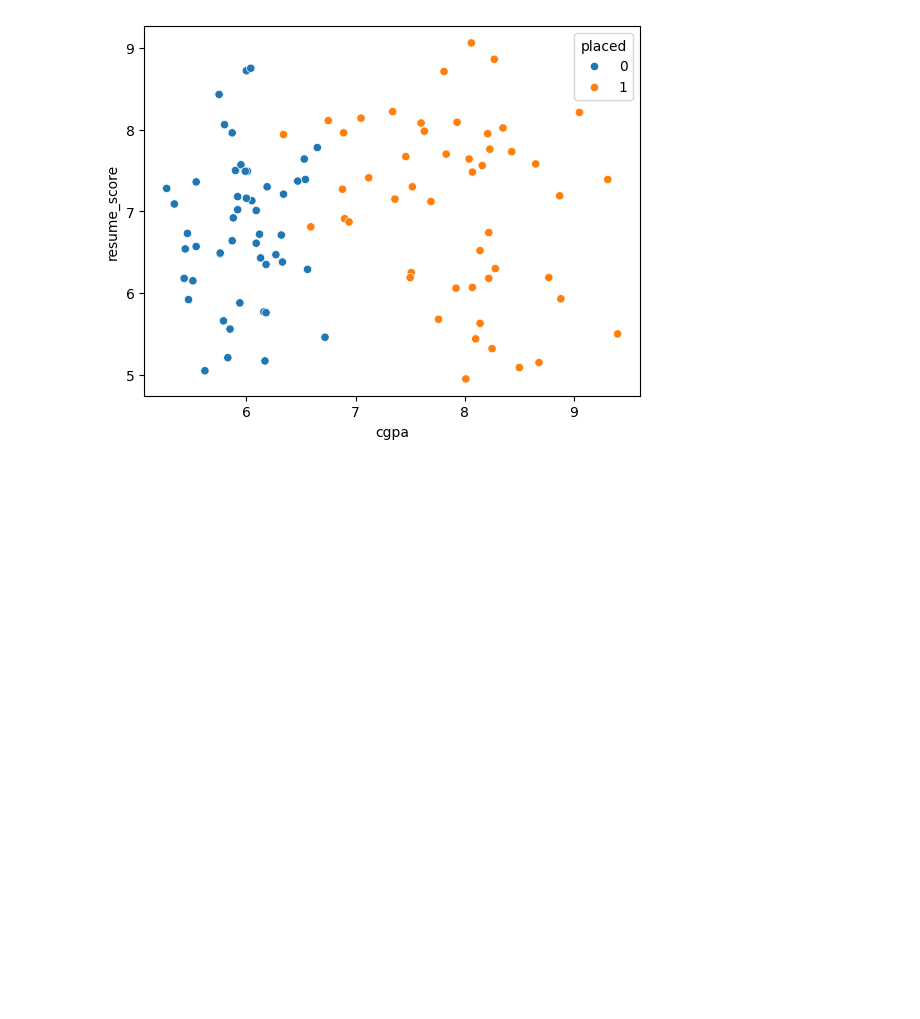
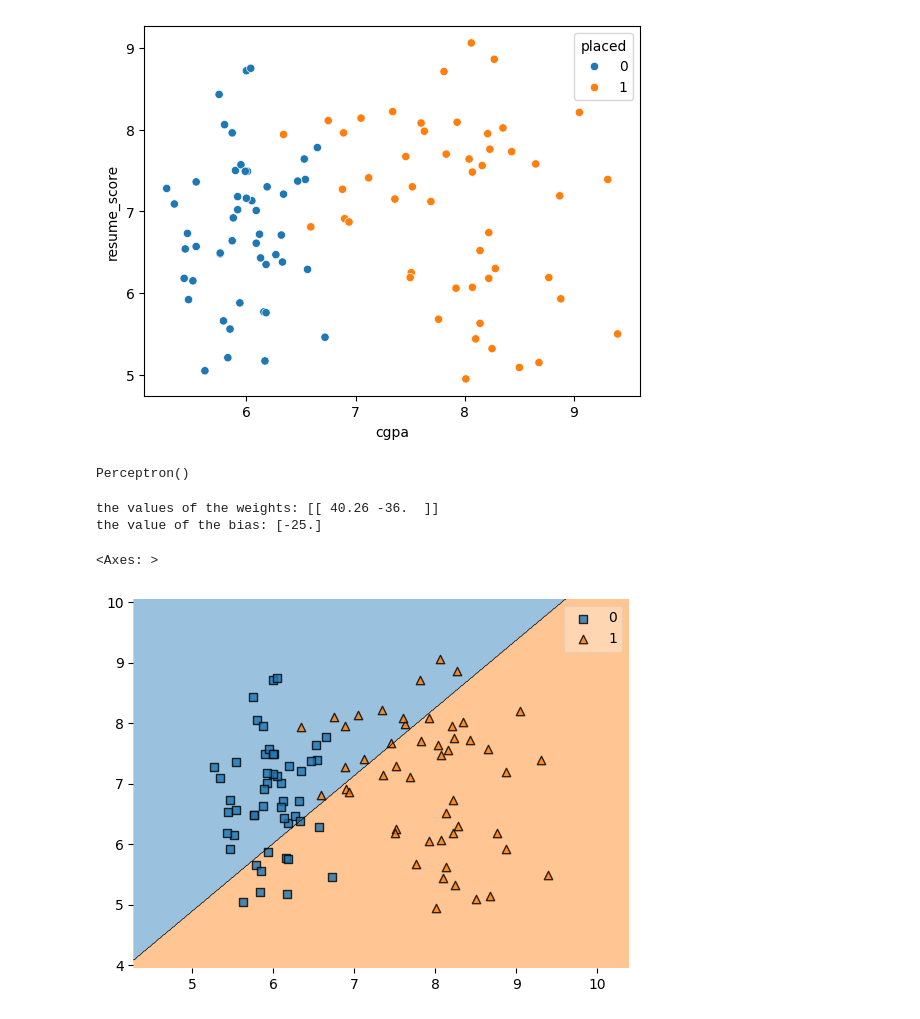
Before and after one commit to priyanshupriyank04/ML_practice, a Jupyter notebook: perceptron1.ipynb, the cells around one changed output. Drawn from its saved outputs; the diff is of its cells as text; code cells hidden in the pictures; blank space fills up the shorter version.

Commit message:
Linear perceptron model implemented

```diff
--- a/perceptron1.ipynb
+++ b/perceptron1.ipynb
@@ -29,3 +29,26 @@ sns.scatterplot(x=df['cgpa'],y=df['resume_score'],hue=df['placed'])
 # %% [output]
 <Axes: xlabel='cgpa', ylabel='resume_score'>
 [figure]
+# %%
+x = df.iloc[:,0:2]  #feature input
+y = df.iloc[:,-1]   #output label
+# %%
+#Training linear perceptron model
+from sklearn.linear_model import Perceptron
+p = Perceptron()    #initialise a simple perceptron ML model
+p.fit(x,y)  #train the model instance
+# %% [output]
+Perceptron()
+# %%
+print("the values of the weights:",p.coef_)
+print("the value of the bias:",p.intercept_)
+# %% [output]
+the values of the weights: [[ 40.26 -36.  ]]
+the value of the bias: [-25.]
+# %%
+from mlxtend.plotting import plot_decision_regions
+
+plot_decision_regions(x.values,y.values,clf=p)
+# %% [output]
+<Axes: >
+[figure, added]
```
